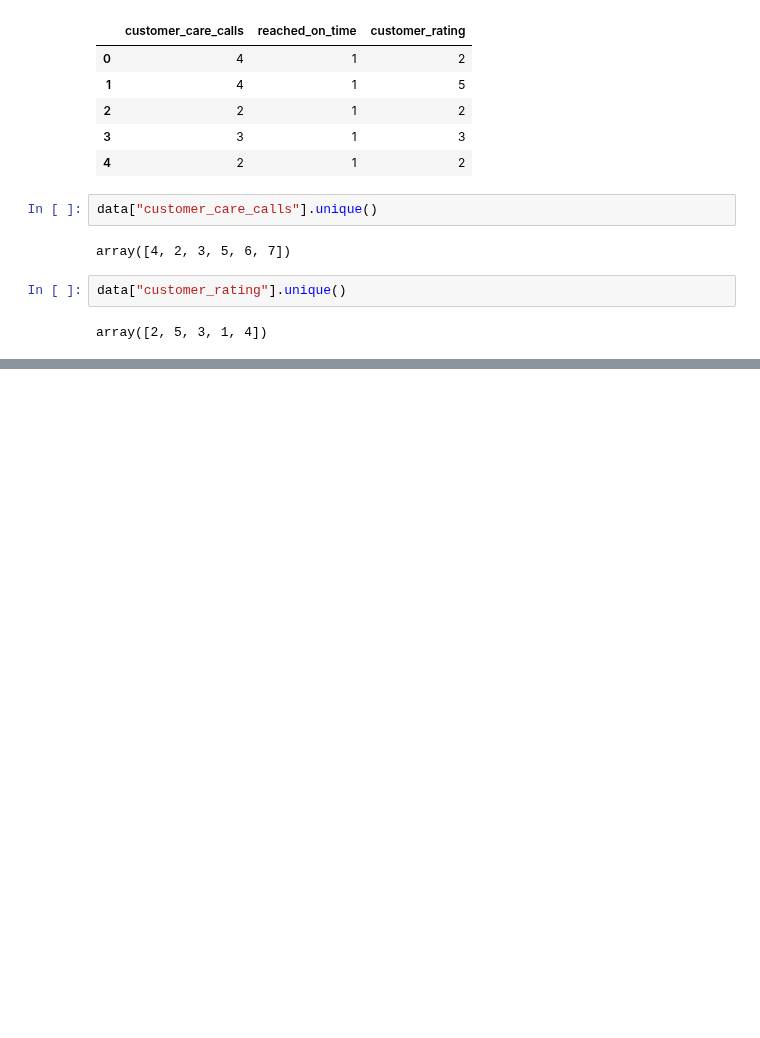
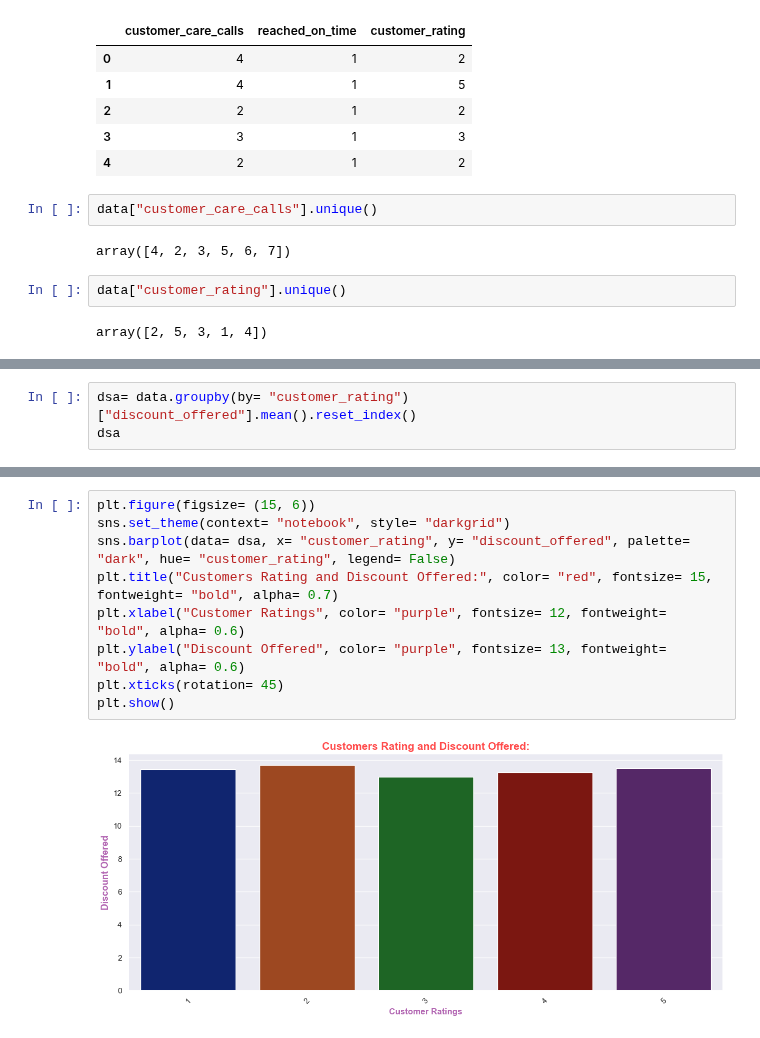
Before and after one commit to rajesh-coventry/Projects, a Jupyter notebook: 02_Data_Visuallization/05_E-Commerce_Shipping/02_Reasons_Behind_Low_Customers_Rating(LCR).ipynb, the cells around one changed output, grey strips where cells are left out. Cells and saved outputs as stored; diff of their text form; blank space fills up the shorter version.

```diff
--- a/02_Data_Visuallization/05_E-Commerce_Shipping/02_Reasons_Behind_Low_Customers_Rating(LCR).ipynb
+++ b/02_Data_Visuallization/05_E-Commerce_Shipping/02_Reasons_Behind_Low_Customers_Rating(LCR).ipynb
@@ -166,0 +257,3 @@ array([2, 5, 3, 1, 4])
+# %%
+dsa= data.groupby(by= "customer_rating")["discount_offered"].mean().reset_index()
+dsa
@@ -166,0 +267,11 @@ array([2, 5, 3, 1, 4])
+# %%
+plt.figure(figsize= (15, 6))
+sns.set_theme(context= "notebook", style= "darkgrid")
+sns.barplot(data= dsa, x= "customer_rating", y= "discount_offered", palette= "dark", hue= "customer_rating", legend= False)
+plt.title("Customers Rating and Discount Offered:", color= "red", fontsize= 15, fontweight= "bold", alpha= 0.7)
+plt.xlabel("Customer Ratings", color= "purple", fontsize= 12, fontweight= "bold", alpha= 0.6)
+plt.ylabel("Discount Offered", color= "purple", fontsize= 13, fontweight= "bold", alpha= 0.6)
+plt.xticks(rotation= 45)
+plt.show()
+# %% [output]
+[figure, added]
```
Also changed, not shown: parts of 18 cells of this notebook.
